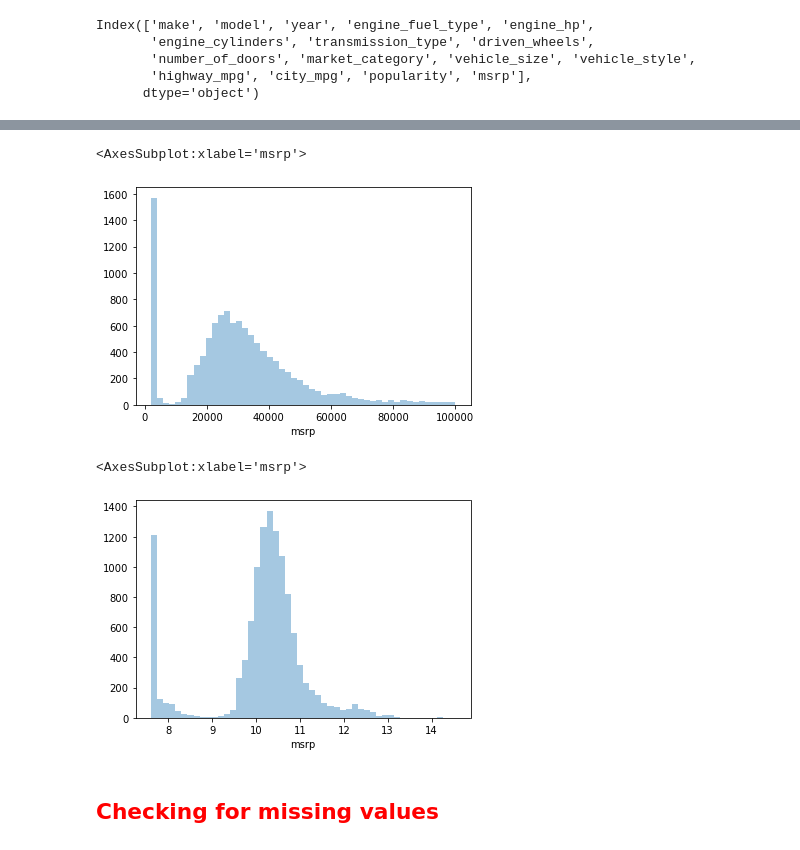
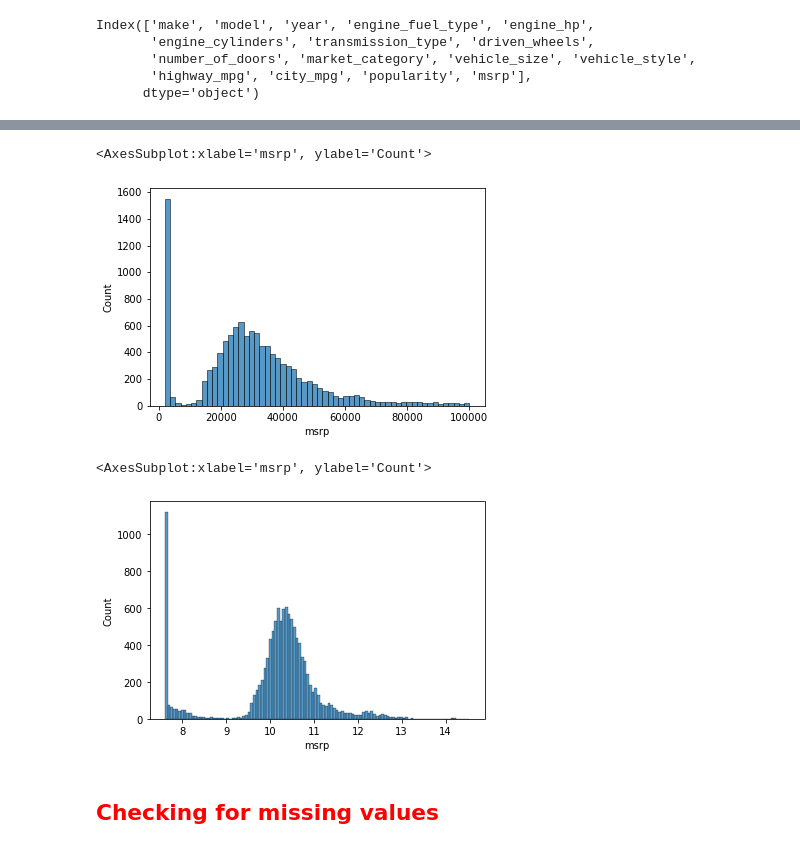
Before and after one commit to abdelhakim54/linear-regresion, a Jupyter notebook: linear-regression.ipynb, the cells around one changed output, grey strips where cells are left out. Drawn from its saved outputs; the diff is of its cells as text; code cells hidden in the pictures.

```diff
--- a/linear-regression.ipynb
+++ b/linear-regression.ipynb
@@ -29,7 +29,7 @@ df.columns = df.columns.str.lower().str.replace(" ","_")
 string_columns = list(df.dtypes[df.dtypes == "object"].index)
 
 for col in string_columns:
-    df[col] = df[col].str.replace(" ", "_")
+    df[col] = df[col].str.lower().str.replace(" ", "_")
 
 df.columns
 # %% [output]
@@ -57,17 +77,17 @@ df
 # %%
-sns.distplot(df.msrp[df.msrp < 100000], kde=False)
+sns.histplot(df.msrp[df.msrp < 100000], kde=False)
 # %% [output]
-<AxesSubplot:xlabel='msrp'>
+<AxesSubplot:xlabel='msrp', ylabel='Count'>
-[figure, old version]
+[figure, new version]
 # %%
 # we notice a long tail
 # %%
 log_price = np.log1p(df.msrp)
 # %%
-sns.distplot(log_price, kde=False)
+sns.histplot(log_price, kde=False)
 # %% [output]
-<AxesSubplot:xlabel='msrp'>
+<AxesSubplot:xlabel='msrp', ylabel='Count'>
-[figure, old version]
+[figure, new version]
 # %% [markdown]
 ## <font color='red'>Checking for missing values</font>
 # %%
```
Also changed, not shown: parts of 19 cells of this notebook.
